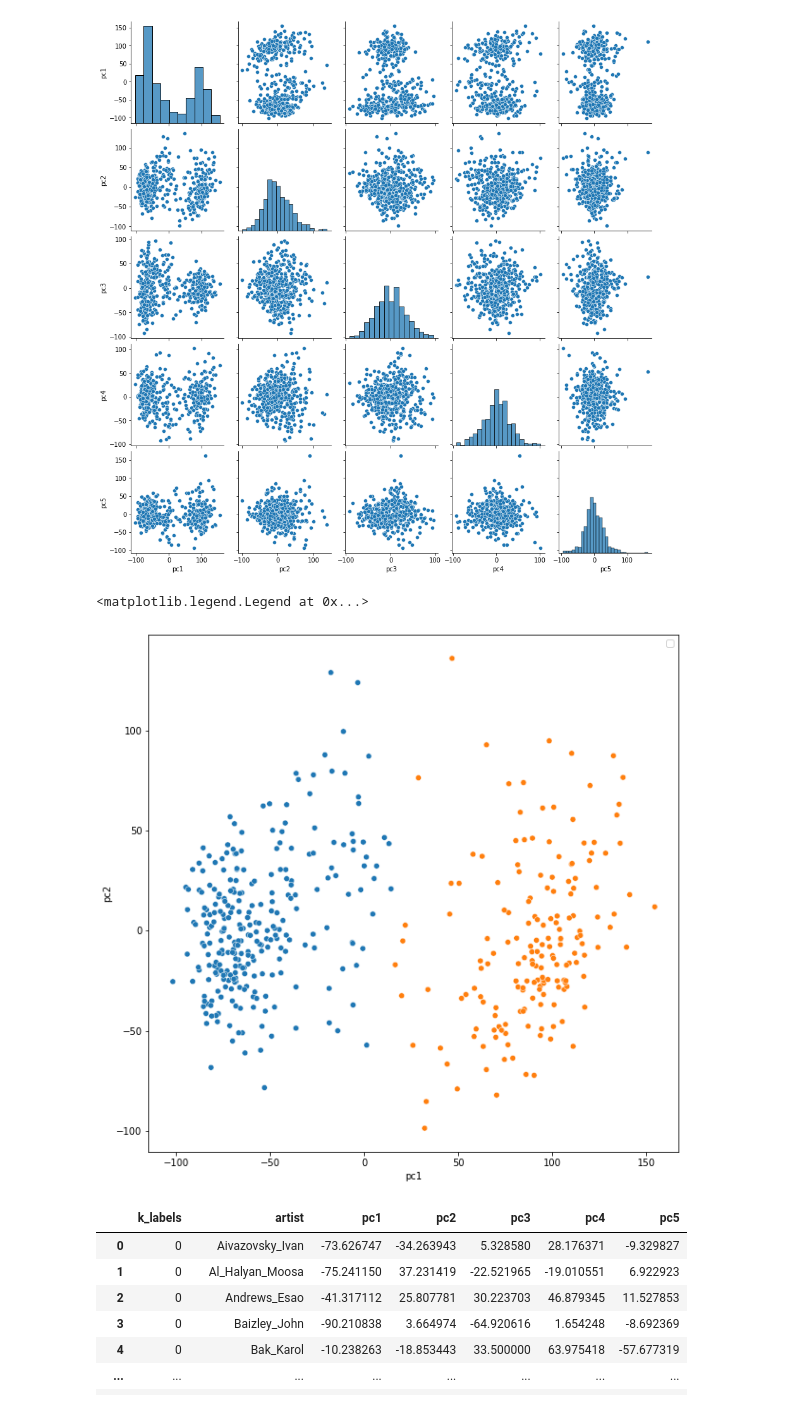
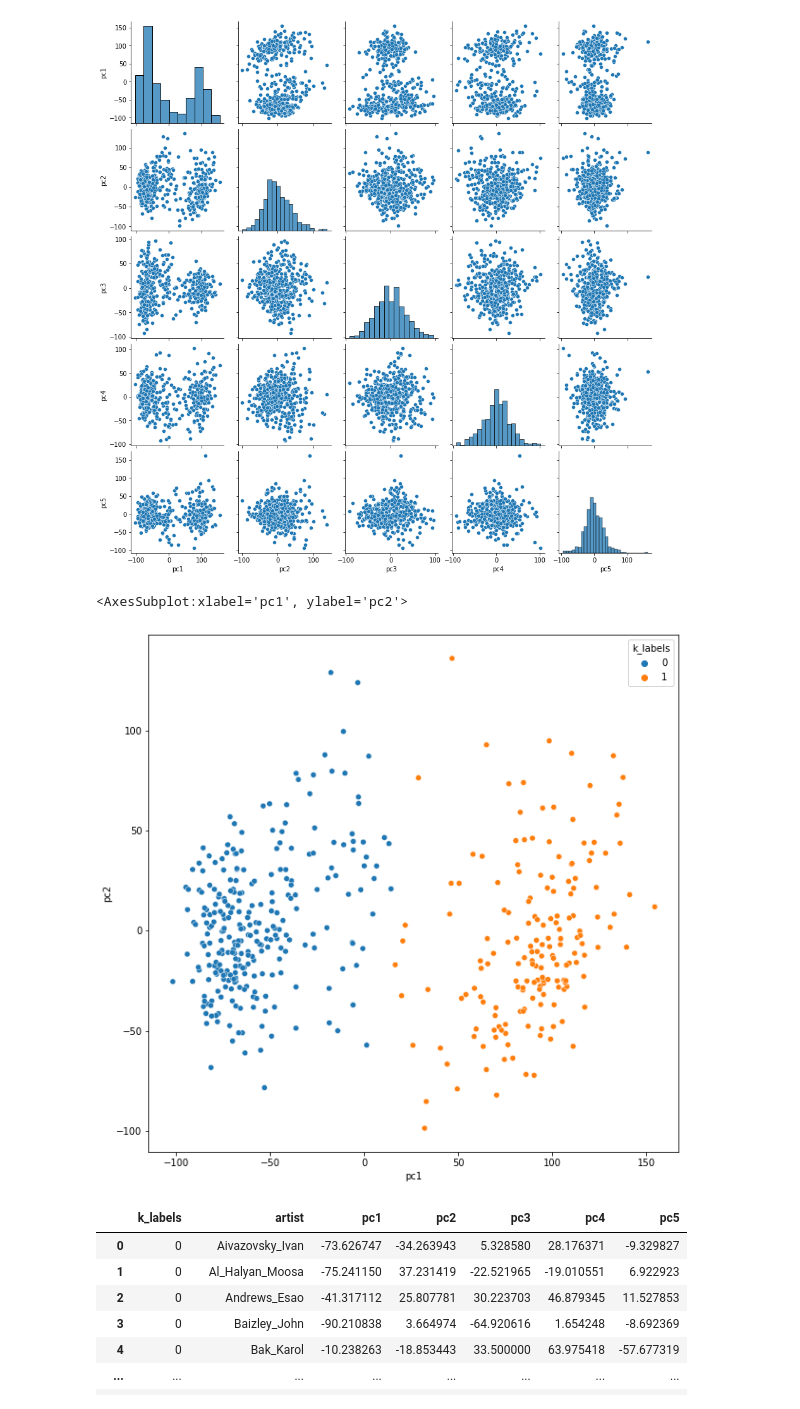
Before and after one commit to alecsharpie/artist_studies, a Jupyter notebook: notebooks/Explore_Artist_Studies.ipynb, the cells around one changed output. Drawn from its saved outputs; the diff is of its cells as text; code cells hidden in the pictures.

```diff
--- a/notebooks/Explore_Artist_Studies.ipynb
+++ b/notebooks/Explore_Artist_Studies.ipynb
@@ -115,15 +115,15 @@ plt.legend('')
 # %%
 from sklearn.cluster import KMeans
 k_cluster = KMeans(2)
 k_cluster.fit(pcs)
 pcs_df['k_labels'] = k_cluster.labels_
 
 fig , ax = plt.subplots(figsize = (10, 10))
 sns.scatterplot(data = pcs_df, x = 'pc1', y = 'pc2', hue = 'k_labels', ax = ax)
-plt.legend('')
+#plt.legend('')
 # %% [output]
-<matplotlib.legend.Legend at 0x...>
+<AxesSubplot:xlabel='pc1', ylabel='pc2'>
-[figure, old version]
+[figure, new version]
 # %%
 artist_df = pcs_df.groupby(['k_labels','artist']).mean().reset_index()
 artist_df
```
Also changed, not shown: parts of 5 cells of this notebook.
